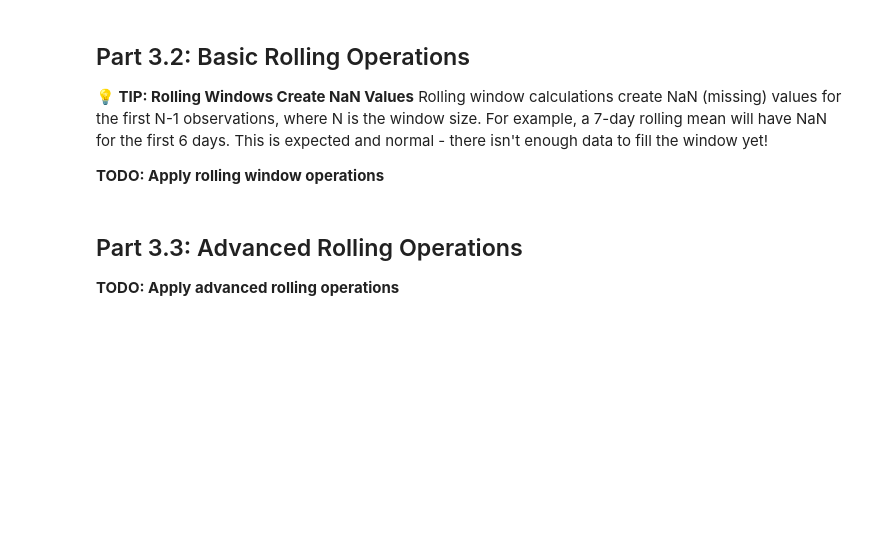
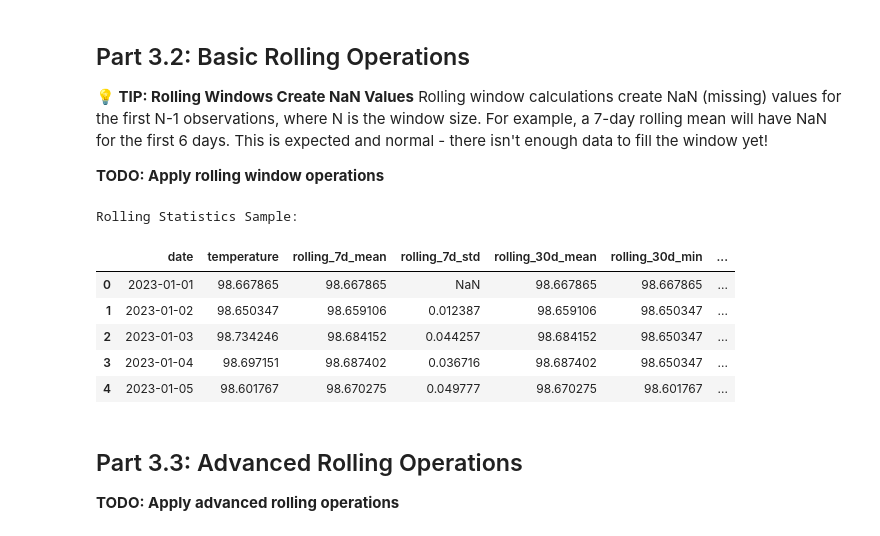
Before and after one commit to UCSF-DataSci/ds217-09-you-built-a-time-machine-out-of-a-delorean-sarahmughal, a Jupyter notebook: q3_rolling.ipynb, the cells around one changed output. Cells and saved outputs as stored; diff of their text form; code cells hidden in the pictures; blank space fills up the shorter version.

```diff
--- a/q3_rolling.ipynb
+++ b/q3_rolling.ipynb
@@ -70,34 +88,60 @@ Rolling window calculations create NaN (missing) values for the first N-1 observ
 # %%
 # Use patient_vitals_daily (daily aggregated data)
 
 # TODO: Calculate 7-day rolling mean
 # Note: Use consistent naming pattern like 'temperature_rolling_7d_mean'
-# patient_vitals_daily['temperature_rolling_7d_mean'] = None  # 7-day rolling mean for temperature
-# patient_vitals_daily['temperature_rolling_7d_std'] = None  # 7-day rolling standard deviation
+patient_vitals_daily["temperature_rolling_7d_mean"] = (
+    patient_vitals_daily["temperature"].rolling(window=7, min_periods=1).mean()
+)  # 7-day rolling mean for temperature
+patient_vitals_daily["temperature_rolling_7d_std"] = (
+    patient_vitals_daily["temperature"].rolling(window=7, min_periods=1).std()
+)  # 7-day rolling standard deviation
 
 # TODO: Calculate 30-day rolling statistics
-# patient_vitals_daily['temperature_rolling_30d_mean'] = None  # 30-day rolling mean
-# patient_vitals_daily['temperature_rolling_30d_min'] = None  # 30-day rolling minimum
-# patient_vitals_daily['temperature_rolling_30d_max'] = None  # 30-day rolling maximum
+patient_vitals_daily["temperature_rolling_30d_mean"] = (
+    patient_vitals_daily["temperature"].rolling(window=30, min_periods=1).mean()
+)  # 30-day rolling mean
+patient_vitals_daily["temperature_rolling_30d_min"] = (
+    patient_vitals_daily["temperature"].rolling(window=30, min_periods=1).min()
+)  # 30-day rolling minimum
+patient_vitals_daily["temperature_rolling_30d_max"] = (
+    patient_vitals_daily["temperature"].rolling(window=30, min_periods=1).max()
+)  # 30-day rolling maximum
 
 # TODO: Calculate rolling sum
-# patient_vitals_daily['temperature_rolling_7d_sum'] = None  # 7-day rolling sum
+patient_vitals_daily["temperature_rolling_7d_sum"] = (
+    patient_vitals_daily["temperature"].rolling(window=7, min_periods=1).sum()
+)  # 7-day rolling sum
 
 # TODO: Use different window sizes
 # Compare 7-day, 14-day, and 30-day rolling windows
-# patient_vitals_daily['temperature_rolling_14d_mean'] = None  # 14-day rolling mean
+patient_vitals_daily["temperature_rolling_14d_mean"] = (
+    patient_vitals_daily["temperature"].rolling(window=14, min_periods=1).mean()
+)  # 14-day rolling mean
 
 # TODO: Create rolling statistics dataframe
 # Create a DataFrame with rolling statistics for at least one metric (e.g., temperature or heart_rate)
 # Include columns: date (index), original_value, rolling_7d_mean, rolling_7d_std, rolling_30d_mean, rolling_30d_min, rolling_30d_max
-# Example structure:
-# rolling_stats = patient_vitals_daily[['temperature']].copy()
-# rolling_stats['rolling_7d_mean'] = patient_vitals_daily['temperature_rolling_7d_mean']
-# rolling_stats['rolling_7d_std'] = patient_vitals_daily['temperature_rolling_7d_std']
-# rolling_stats['rolling_30d_mean'] = patient_vitals_daily['temperature_rolling_30d_mean']
-# rolling_stats['rolling_30d_min'] = patient_vitals_daily['temperature_rolling_30d_min']
-# rolling_stats['rolling_30d_max'] = patient_vitals_daily['temperature_rolling_30d_max']
-# rolling_stats = rolling_stats.reset_index()  # Convert index to column if needed
+rolling_stats = patient_vitals_daily[["temperature"]].copy()
+
+rolling_stats["rolling_7d_mean"] = patient_vitals_daily["temperature_rolling_7d_mean"]
+rolling_stats["rolling_7d_std"] = patient_vitals_daily["temperature_rolling_7d_std"]
+rolling_stats["rolling_30d_mean"] = patient_vitals_daily["temperature_rolling_30d_mean"]
+rolling_stats["rolling_30d_min"] = patient_vitals_daily["temperature_rolling_30d_min"]
+rolling_stats["rolling_30d_max"] = patient_vitals_daily["temperature_rolling_30d_max"]
+
+rolling_stats = rolling_stats.reset_index()
+
+print("\nRolling Statistics Sample:")
+display(rolling_stats.head())
+# %% [output]
+Rolling Statistics Sample:
+|  | date | temperature | rolling_7d_mean | rolling_7d_std | rolling_30d_mean | rolling_30d_min | ... |
+| 0 | 2023-01-01 | 98.667865 | 98.667865 | NaN | 98.667865 | 98.667865 | ... |
+| 1 | 2023-01-02 | 98.650347 | 98.659106 | 0.012387 | 98.659106 | 98.650347 | ... |
+| 2 | 2023-01-03 | 98.734246 | 98.684152 | 0.044257 | 98.684152 | 98.650347 | ... |
+| 3 | 2023-01-04 | 98.697151 | 98.687402 | 0.036716 | 98.687402 | 98.650347 | ... |
+| 4 | 2023-01-05 | 98.601767 | 98.670275 | 0.049777 | 98.670275 | 98.601767 | ... |
 # %% [markdown]
 ## Part 3.3: Advanced Rolling Operations
 
```
Also changed, not shown: parts of 4 cells of this notebook, 3 other files.
